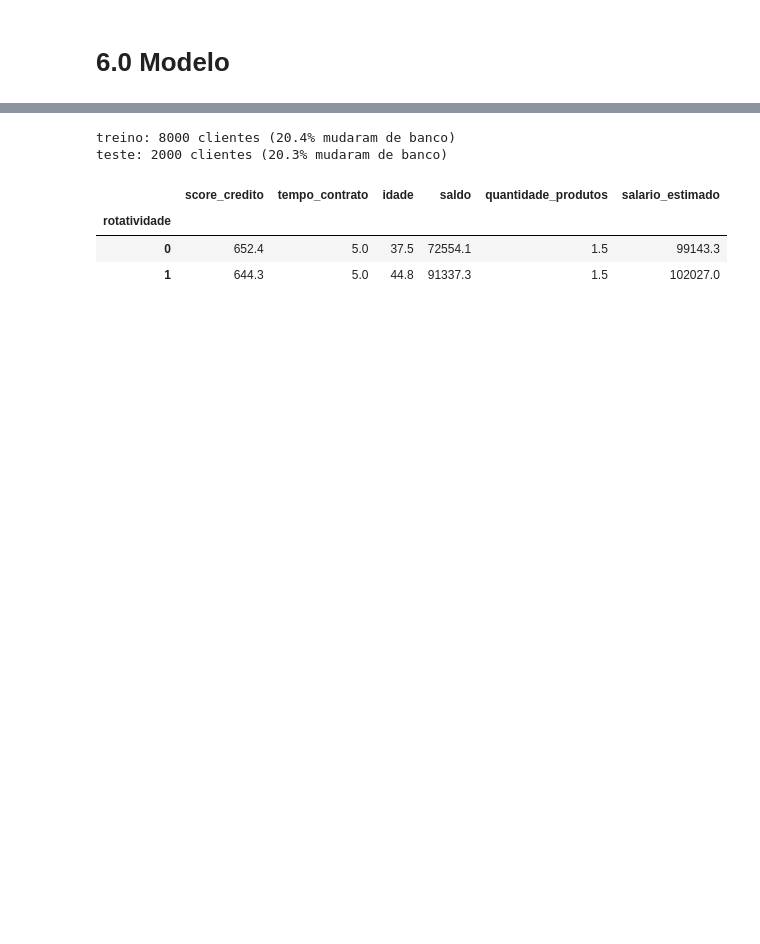
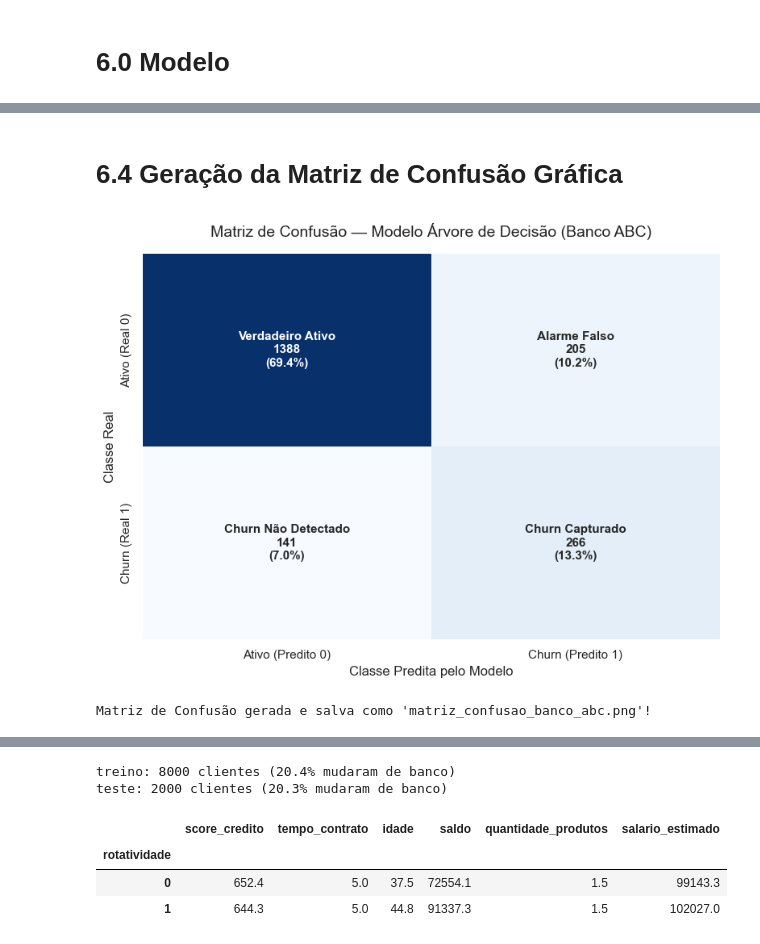
Before and after one commit to hrsJesus/projeto-fundamentos-ml, a Jupyter notebook: projeto.ipynb, the cells around one changed output, grey strips where cells are left out. Drawn from its saved outputs; the diff is of its cells as text; code cells hidden in the pictures; blank space fills up the shorter version.

Commit message:
Detalhando Analise e comparando modelos

```diff
--- a/projeto.ipynb
+++ b/projeto.ipynb
@@ -357,2 +406,6 @@ df.head()
 # %% [markdown]
 # 5.0 Base final
+# %%
+# Garantindo que a variável alvo 'rotatividade' seja isolada corretamente
+X = df.drop(columns=['rotatividade'])
+y = df['rotatividade']
@@ -360,0 +453,13 @@ df.head()
+# %%
+# Usamos max_depth=5 para evitar Overfitting (Boas práticas)
+# Usamos class_weight='balanced' para tratar as classes desbalanceadas (Boas práticas)
+
+modelo_tree = DecisionTreeClassifier(max_depth=5, class_weight='balanced', random_state=42)
+modelo_tree.fit(X_train, y_train)
+
+# Previsões e Probabilidades (necessárias para o cálculo do ROC-AUC)
+y_pred_tree = modelo_tree.predict(X_test)
+y_prob_tree = modelo_tree.predict_proba(X_test)[:, 1]
+
+# Avaliando a Árvore de Decisão
+df_resultados = avaliar(resultados_modelos, 'Árvore de Decisão', y_test, y_pred_tree, y_prob_tree)
@@ -360,0 +497,40 @@ df.head()
+# %% [markdown]
+
+# 6.4 Geração da Matriz de Confusão Gráfica
+# %%
+# 1. Calcular a matriz de confusão para o modelo vencedor (Árvore de Decisão)
+cm = confusion_matrix(y_test, y_pred_tree)
+
+# 2. Configurar os rótulos de texto com valores absolutos e percentuais
+# cm[0,0]: Verdadeiros Ativos | cm[0,1]: Falsos Churns (Alarmes Falsos)
+# cm[1,0]: Falsos Ativos (Não detectados) | cm[1,1]: Verdadeiros Churns (Capturados)
+labels = [
+    [f"Verdadeiro Ativo\n{cm[0,0]}\n({cm[0,0]/len(y_test):.1%})", f"Alarme Falso\n{cm[0,1]}\n({cm[0,1]/len(y_test):.1%})"],
+    [f"Churn Não Detectado\n{cm[1,0]}\n({cm[1,0]/len(y_test):.1%})", f"Churn Capturado\n{cm[1,1]}\n({cm[1,1]/len(y_test):.1%})"]
+]
+labels = np.asarray(labels)
+
+# 3. Plotar o mapa de calor (Heatmap)
+plt.figure(figsize=(8, 6))
+sns.heatmap(
+    cm,
+    annot=labels,
+    fmt="",
+    cmap="Blues",
+    cbar=False,
+    xticklabels=['Ativo (Predito 0)', 'Churn (Predito 1)'],
+    yticklabels=['Ativo (Real 0)', 'Churn (Real 1)'],
+    annot_kws={"fontsize": 11, "fontweight": "bold"}
+)
+
+plt.title('Matriz de Confusão — Modelo Árvore de Decisão (Banco ABC)', fontsize=14, pad=15)
+plt.ylabel('Classe Real', fontsize=12)
+plt.xlabel('Classe Predita pelo Modelo', fontsize=12)
+plt.tight_layout()
+plt.savefig('matriz_confusao_banco_abc.png', dpi=300)
+plt.show()
+
+print("Matriz de Confusão gerada e salva como 'matriz_confusao_banco_abc.png'!")
+# %% [output]
+[figure, added]
+Matriz de Confusão gerada e salva como 'matriz_confusao_banco_abc.png'!
```
Also changed, not shown: parts of 18 cells of this notebook, 1 other file.
